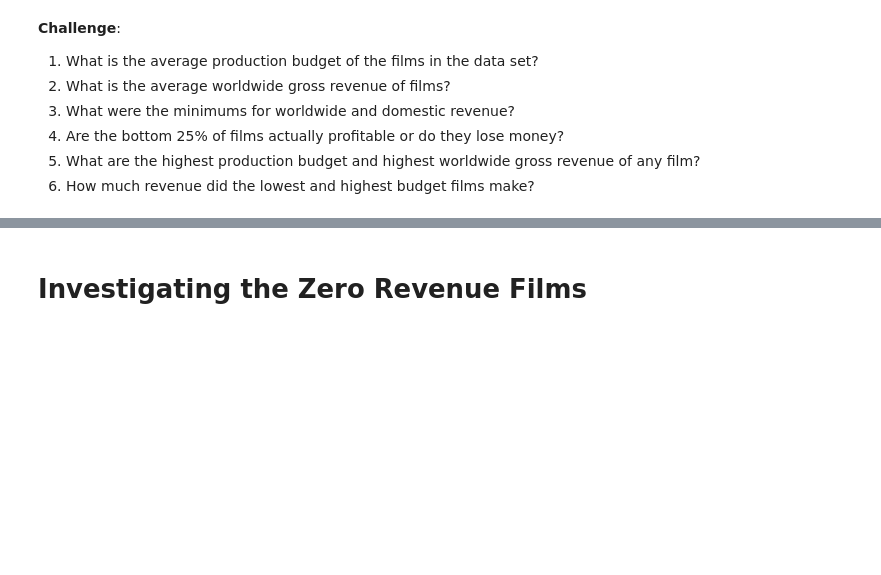
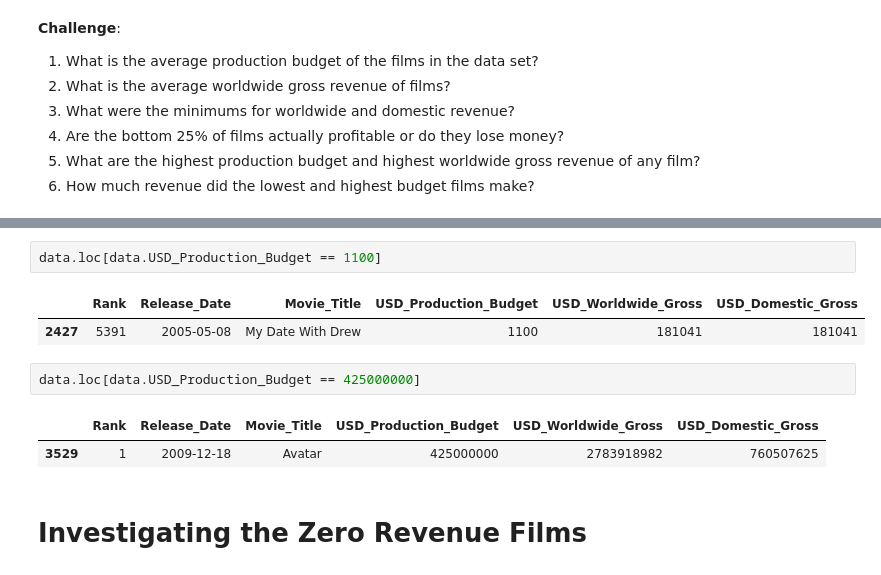
Before and after one commit to zoard-ehmann/100-days-of-python, a Jupyter notebook: Day77/Linear_Regression/Seaborn_and_Linear_Regression.ipynb, the cells around one changed output, grey strips where cells are left out. Saved outputs shown, nothing was run; the diff lists cells and outputs as text; blank space fills up the shorter version.

```diff
--- a/Day77/Linear_Regression/Seaborn_and_Linear_Regression.ipynb
+++ b/Day77/Linear_Regression/Seaborn_and_Linear_Regression.ipynb
@@ -109,3 +144,13 @@ memory usage: 252.8+ KB
+# %%
+data.loc[data.USD_Production_Budget == 1100]
+# %% [output]
+|  | Rank | Release_Date | Movie_Title | USD_Production_Budget | USD_Worldwide_Gross | USD_Domestic_Gross |
+| 2427 | 5391 | 2005-05-08 | My Date With Drew | 1100 | 181041 | 181041 |
+# %%
+data.loc[data.USD_Production_Budget == 425000000]
+# %% [output]
+|  | Rank | Release_Date | Movie_Title | USD_Production_Budget | USD_Worldwide_Gross | USD_Domestic_Gross |
+| 3529 | 1 | 2009-12-18 | Avatar | 425000000 | 2783918982 | 760507625 |
 # %% [markdown]
 # Investigating the Zero Revenue Films
 # %% [markdown]
```
Also changed, not shown: parts of 5 cells of this notebook.
